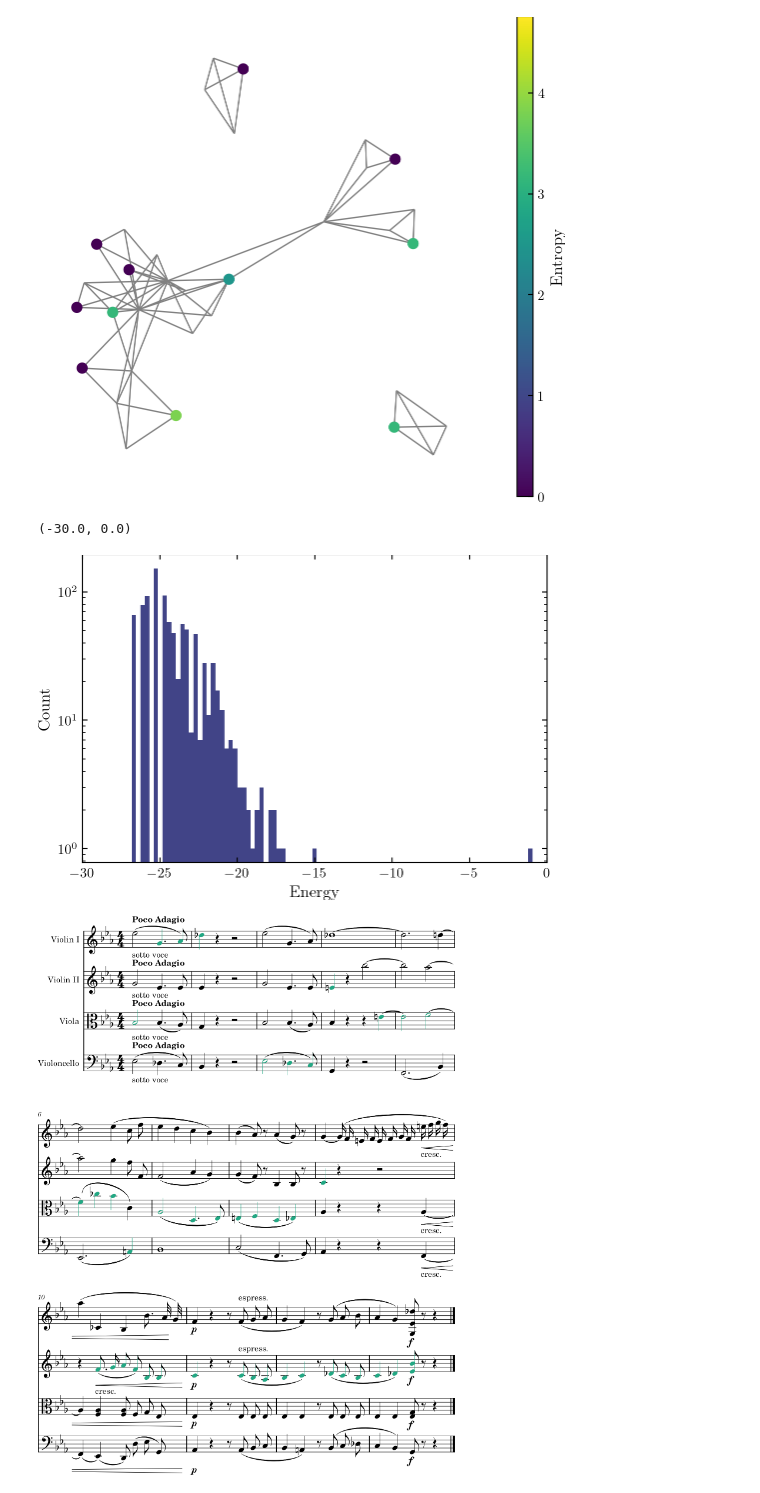
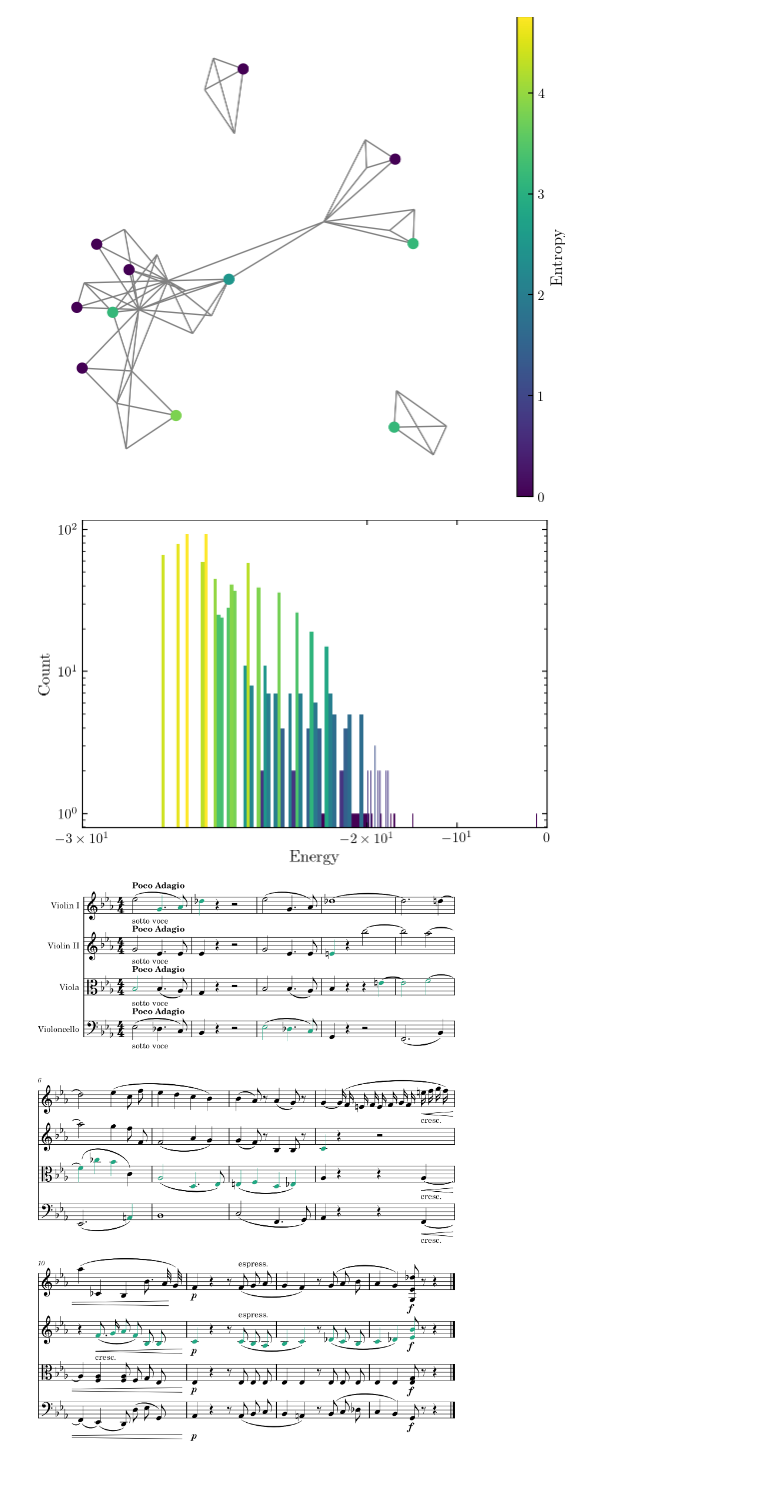
Before and after one commit to KirbyZX/PHYS4213, a Jupyter notebook: Notebooks/DataAnalysis.ipynb, the cells around one changed output. Saved outputs shown, nothing was run; the diff lists cells and outputs as text; code cells hidden in the pictures.

```diff
--- a/Notebooks/DataAnalysis.ipynb
+++ b/Notebooks/DataAnalysis.ipynb
@@ -67,15 +66,22 @@ df.query(f"energy == {lowest_energy}")
 # %%
 # Solution histogram
 
 plt.figure(figsize=(6,4))
-plt.hist(df["energy"], bins=200, log=True, color=V.NAVY.value)
+N, bins, patches = plt.hist(df["energy"], bins=500, log=True)
+
+norm = mpl.colors.LogNorm(1, N.max())
+for thisfrac, thispatch in zip(N, patches):
+    color = plt.cm.viridis(norm(thisfrac))
+    thispatch.set_facecolor(color)
+
 plt.xlabel("Energy")
 plt.ylabel("Count")
+plt.xscale("symlog", linthresh=20, linscale=0.1)
 plt.xlim(-30,0)
+plt.xticks([-30,-20,-10,0])
 #plt.savefig("..\Figures\histogram.pdf", pad_inches=0, bbox_inches="tight")
 # %% [output]
-(-30.0, 0.0)
-[figure, old version]
+[figure, new version]
 # %%
 # Colour selected phrases
 
```
Also changed, not shown: parts of 1 cell of this notebook, 1 other file.
